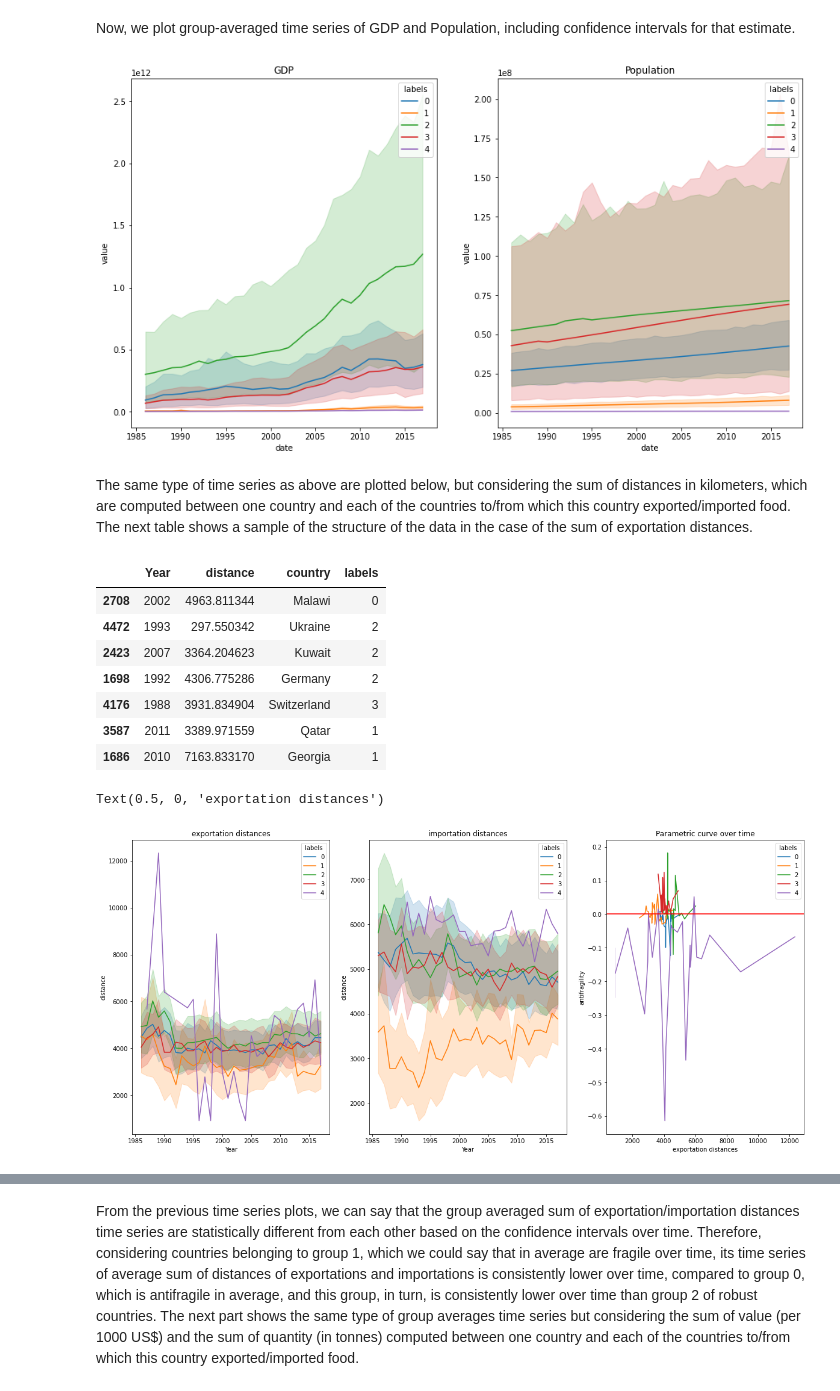
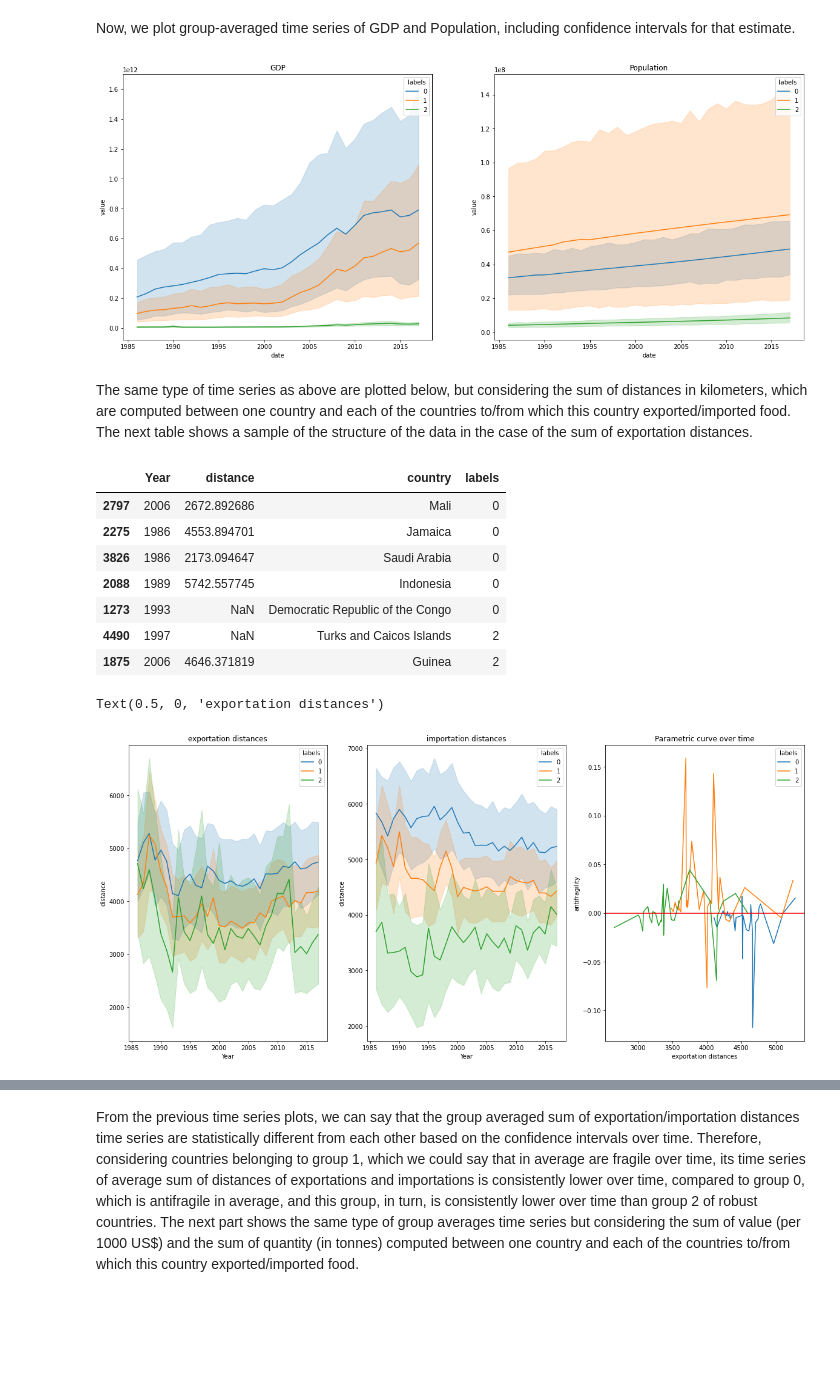
Before and after one commit to RogelioLozano/AOFFTN, a Jupyter notebook: Exploration_V3/network_based_TSclust.ipynb, the cells around one changed output, grey strips where cells are left out. Drawn from its saved outputs; the diff is of its cells as text; code cells hidden in the pictures; blank space fills up the shorter version.

```diff
--- a/Exploration_V3/network_based_TSclust.ipynb
+++ b/Exploration_V3/network_based_TSclust.ipynb
@@ -60,7 +60,7 @@ def get_communities(Distance_matrix,epsilon):
 # %% [markdown]
 ### .8 shows nice results, and .7 also
 # %%
-G,communities,comm_greedy=get_communities(Distance_matrix,.68)
+G,communities,comm_greedy=get_communities(Distance_matrix,.8)
 # %%
 print("AMI:",communities.adjusted_mutual_information(comm_greedy).score)
 # %% [output]
@@ -216,13 +217,13 @@ merged_in_food_quantity = trade_info_quantity.groupby(['importer','Year']).mean(
 # %% [markdown]
 Now, we plot group-averaged time series of GDP and Population, including confidence intervals for that estimate.
 # %%
-fig,axs=plt.subplots(1,2,figsize=(15,8))
+fig,axs=plt.subplots(1,2,figsize=(20,8))
 a=sns.lineplot(data=merged_gdp_communities,y='value',x='date',hue='labels',hue_order=df_communities['labels'].unique(),ax=axs[0])
 b=sns.lineplot(data=merged_pop_communities[['date','value','country','labels']],y='value',x='date',hue='labels',hue_order=df_communities['labels'].unique(),ax=axs[1])
 axs[0].set_title('GDP')
 _=axs[1].set_title('Population')
 # %% [output]
-[figure, old version]
+[figure, new version]
 # %% [markdown]
 The same type of time series as above are plotted below, but considering the sum of distances in kilometers, which are computed between one country and each of the countries to/from which this country exported/imported food. The next table shows a sample of the structure of the data in the case of the sum of exportation distances.
 # %%
@@ -232,13 +233,13 @@ parametric_plot=merged_distances_ex_communities.groupby(['Year','labels']).mean(
 merged_distances_ex_communities.sample(7)
 # %% [output]
 |  | Year | distance | country | labels |
-| 2708 | 2002 | 4963.811344 | Malawi | 0 |
-| 4472 | 1993 | 297.550342 | Ukraine | 2 |
-| 2423 | 2007 | 3364.204623 | Kuwait | 2 |
-| 1698 | 1992 | 4306.775286 | Germany | 2 |
-| 4176 | 1988 | 3931.834904 | Switzerland | 3 |
-| 3587 | 2011 | 3389.971559 | Qatar | 1 |
-| 1686 | 2010 | 7163.833170 | Georgia | 1 |
+| 2797 | 2006 | 2672.892686 | Mali | 0 |
+| 2275 | 1986 | 4553.894701 | Jamaica | 0 |
+| 3826 | 1986 | 2173.094647 | Saudi Arabia | 0 |
+| 2088 | 1989 | 5742.557745 | Indonesia | 0 |
+| 1273 | 1993 | NaN | Democratic Republic of the Congo | 0 |
+| 4490 | 1997 | NaN | Turks and Caicos Islands | 2 |
+| 1875 | 2006 | 4646.371819 | Guinea | 2 |
 # %%
 fig,axs=plt.subplots(1,3,figsize=(20,9)) # 2.8
 sns.lineplot(data=merged_distances_ex_communities,y='distance',x='Year',hue='labels',hue_order=df_communities['labels'].unique(),ax=axs[0])
@@ -251,7 +252,7 @@ axs[2].set_title('Parametric curve over time')
 axs[2].set_xlabel('exportation distances')
 # %% [output]
 Text(0.5, 0, 'exportation distances')
-[figure, old version]
+[figure, new version]
 # %%
 numbers_exporters = distance.groupby(['exporter','Year']).count().reset_index().merge(df_communities,how='inner',left_on='exporter',right_on='country').drop(columns=['exporter','distance'],axis=1).rename({'importer':'# of countries'},axis=1)
 numbers_importers = distance.groupby(['importer','Year']).count().reset_index().merge(df_communities,how='inner',left_on='importer',right_on='country').drop(columns=['importer','distance'],axis=1).rename({'exporter':'# of countries'},axis=1)
```
Also changed, not shown: parts of 14 cells of this notebook, 1 other file.
